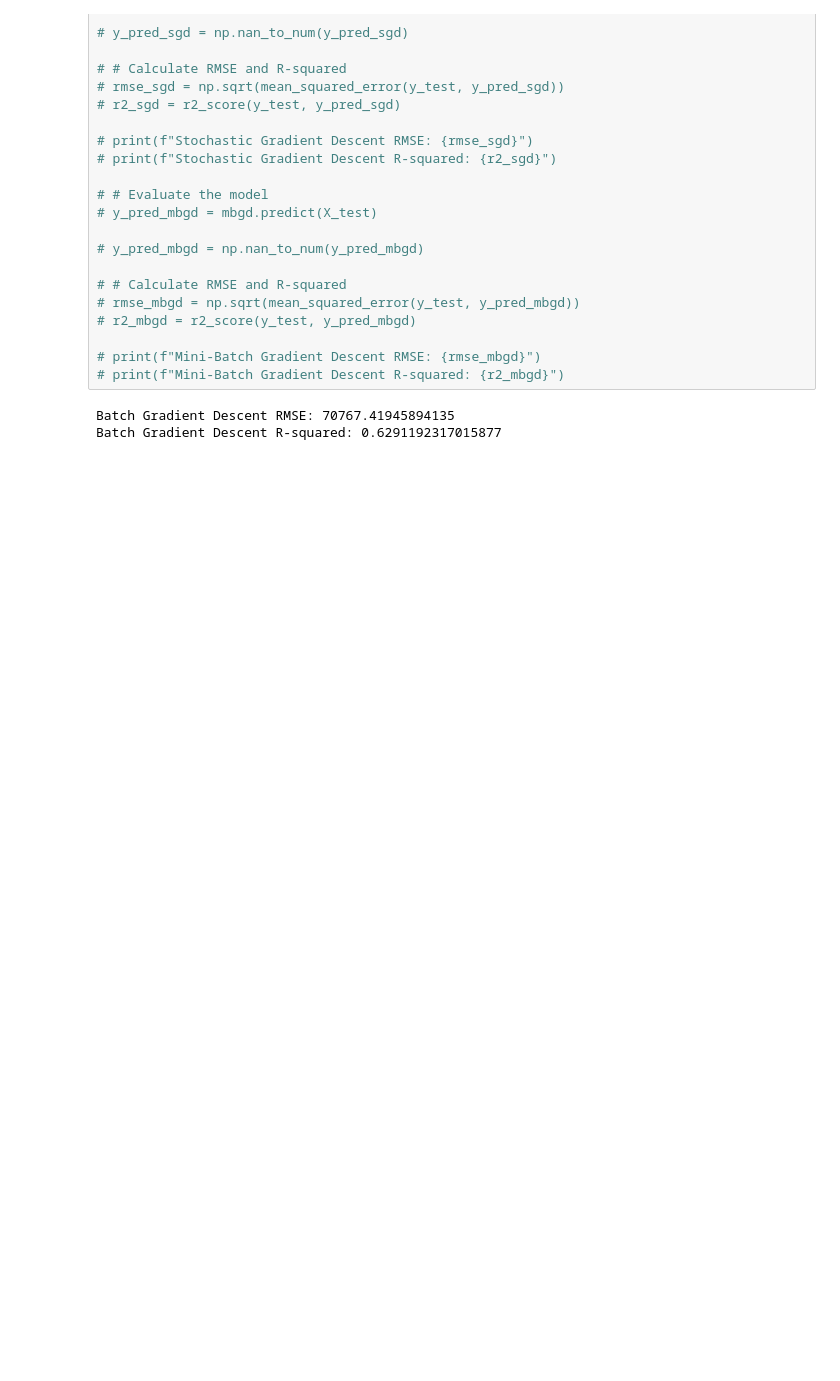
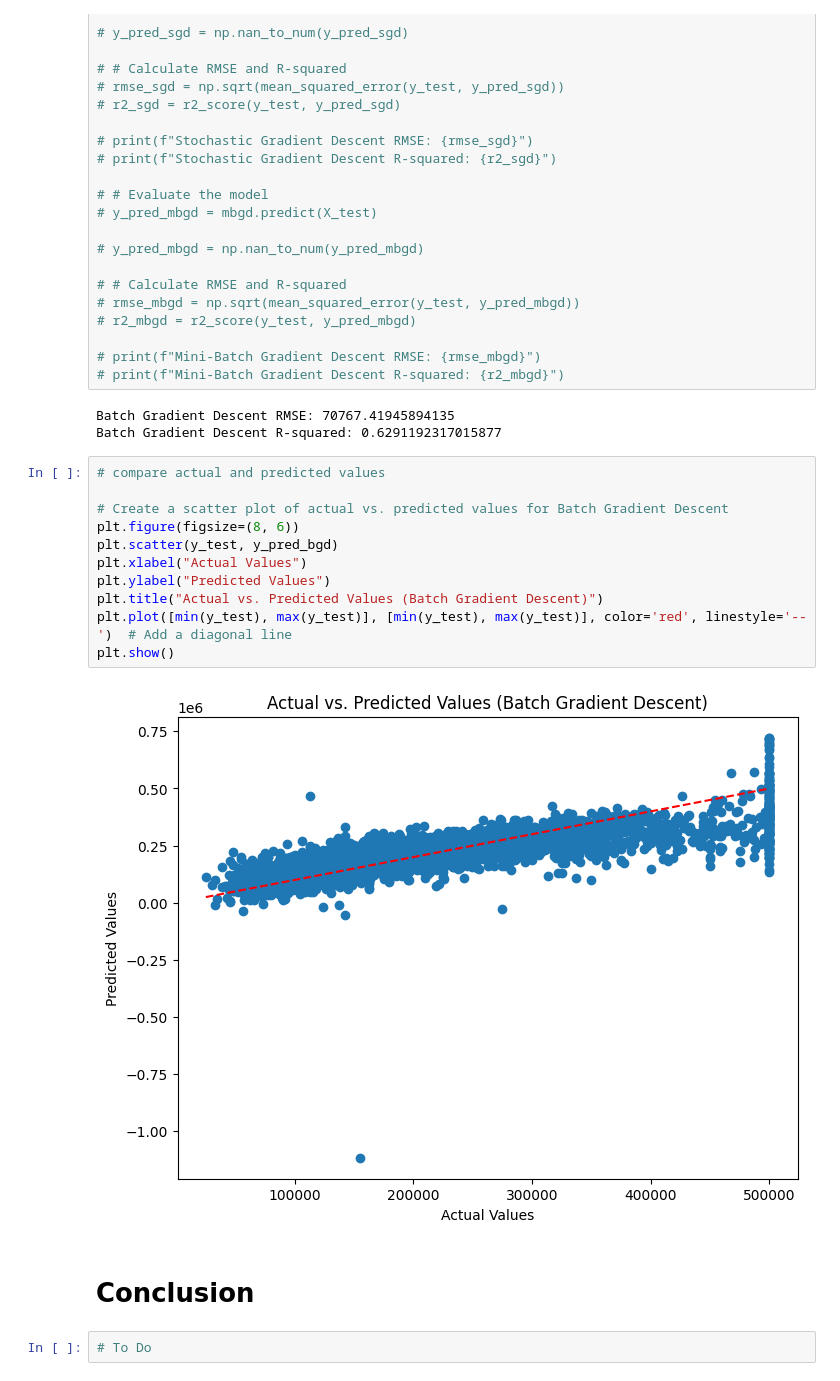
Before and after one commit to ksailesh/housing_price_project, a Jupyter notebook: Regression_Model.ipynb, the cells around one changed output. Saved outputs shown, nothing was run; the diff lists cells and outputs as text; blank space fills up the shorter version.

Commit message:
Added Conclusion Section

```diff
--- a/Regression_Model.ipynb
+++ b/Regression_Model.ipynb
@@ -394,3 +402,20 @@ print(f"Batch Gradient Descent R-squared: {r2_bgd}")
 # %% [output]
 Batch Gradient Descent RMSE: 70767.41945894135
 Batch Gradient Descent R-squared: 0.6291192317015877
+# %%
+# compare actual and predicted values
+
+# Create a scatter plot of actual vs. predicted values for Batch Gradient Descent
+plt.figure(figsize=(8, 6))
+plt.scatter(y_test, y_pred_bgd)
+plt.xlabel("Actual Values")
+plt.ylabel("Predicted Values")
+plt.title("Actual vs. Predicted Values (Batch Gradient Descent)")
+plt.plot([min(y_test), max(y_test)], [min(y_test), max(y_test)], color='red', linestyle='--')  # Add a diagonal line
+plt.show()
+# %% [output]
+[figure, added]
+# %% [markdown]
+# Conclusion
+# %%
+# To Do
```
Also changed, not shown: parts of 6 cells of this notebook.
